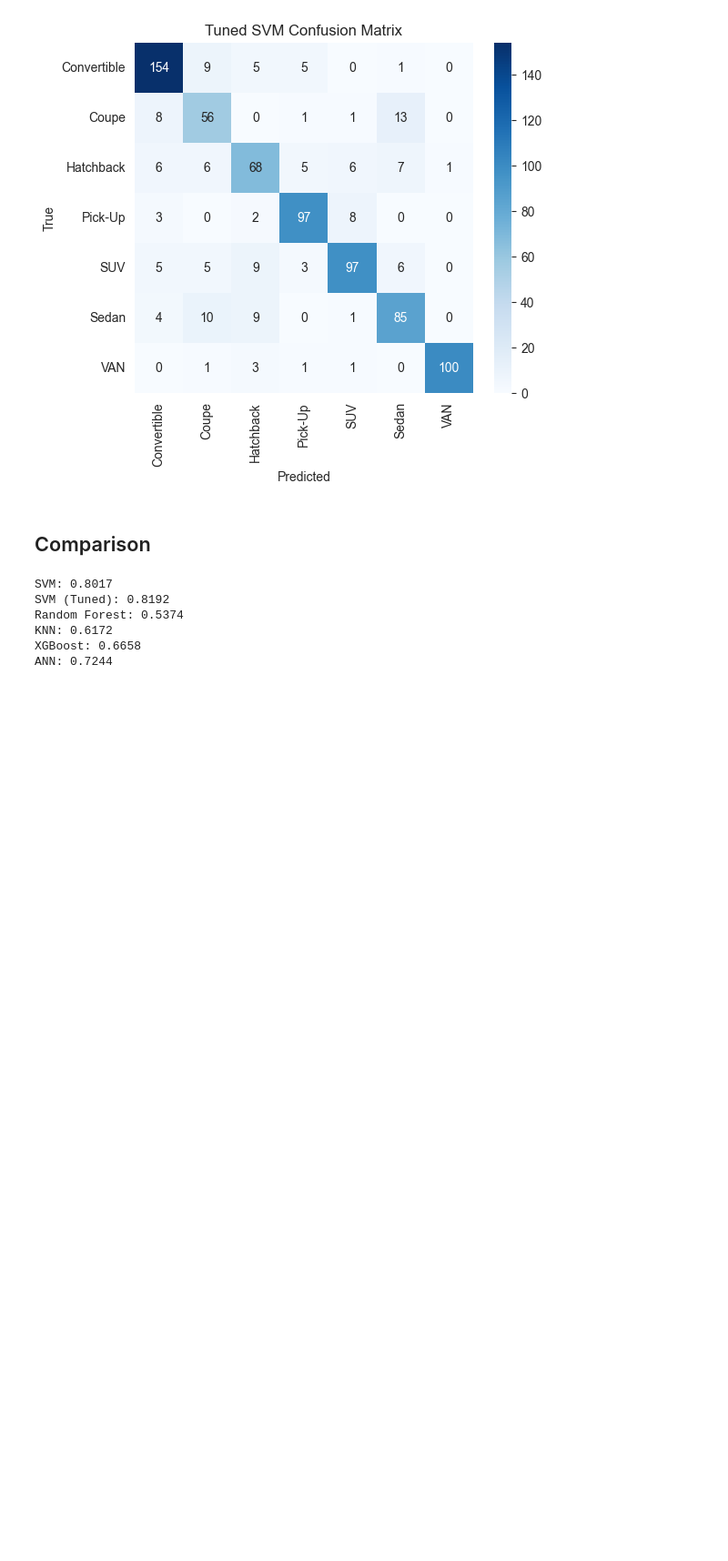
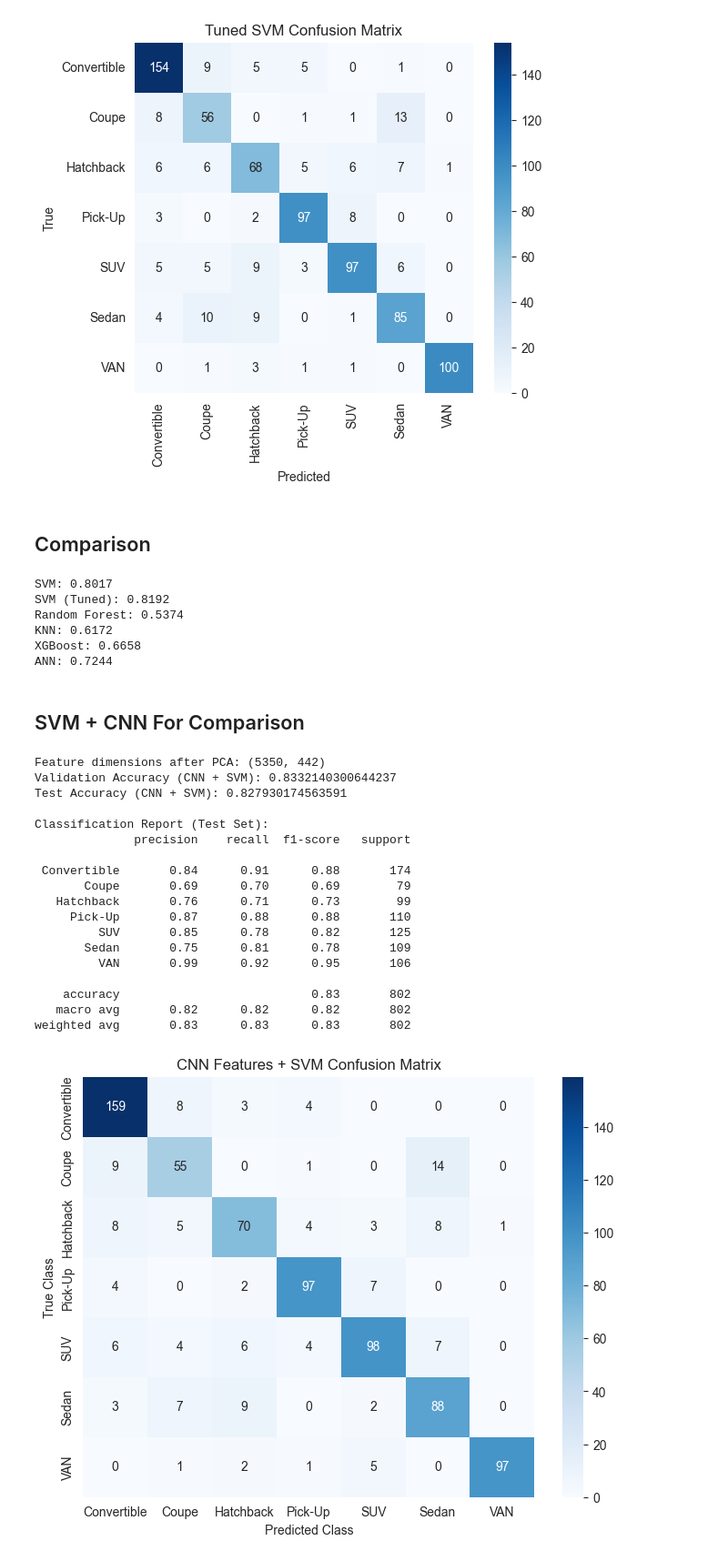
Before and after one commit to KenzySobh/Car-Body-Types-Classification, a Jupyter notebook: carTypes.ipynb, the cells around one changed output. Shown at 91% size. Cells and saved outputs as stored; diff of their text form; code cells hidden in the pictures; blank space fills up the shorter version.

Commit message:
Adding CNN + SVM for accuracy comparison

```diff
--- a/carTypes.ipynb
+++ b/carTypes.ipynb
@@ -738,3 +738,59 @@ Random Forest: 0.5374
 KNN: 0.6172
 XGBoost: 0.6658
 ANN: 0.7244
+# %% [markdown]
+## SVM + CNN For Comparison
+# %%
+# --- Reduce dimensionality more aggressively for SVM ---
+pca = PCA(n_components=0.95, random_state=42)  # keep 95% variance
+X_train_pca = pca.fit_transform(X_train_scaled)
+X_val_pca = pca.transform(X_val_scaled)
+X_test_pca = pca.transform(X_test_scaled)
+
+print("Feature dimensions after PCA:", X_train_pca.shape)
+
+# --- Train SVM with tuned hyperparameters ---
+svm_model = SVC(C=10, gamma=0.001, kernel='rbf', class_weight='balanced', random_state=42)
+svm_model.fit(X_train_pca, y_train_enc)
+
+# --- Validate ---
+y_val_pred = svm_model.predict(X_val_pca)
+val_acc = accuracy_score(y_val_enc, y_val_pred)
+print("Validation Accuracy (CNN + SVM):", val_acc)
+
+# --- Test ---
+y_test_pred = svm_model.predict(X_test_pca)
+test_acc = accuracy_score(y_test_enc, y_test_pred)
+print("Test Accuracy (CNN + SVM):", test_acc)
+
+print("\nClassification Report (Test Set):")
+print(classification_report(y_test_enc, y_test_pred, target_names=le.classes_))
+
+# --- Confusion Matrix ---
+cm = confusion_matrix(y_test_enc, y_test_pred)
+plt.figure(figsize=(8, 6))
+sns.heatmap(cm, annot=True, fmt='d', xticklabels=le.classes_, yticklabels=le.classes_, cmap="Blues")
+plt.xlabel("Predicted Class")
+plt.ylabel("True Class")
+plt.title("CNN Features + SVM Confusion Matrix")
+plt.show()
+# %% [output]
+Feature dimensions after PCA: (5350, 442)
+Validation Accuracy (CNN + SVM): 0.8332140300644237
+Test Accuracy (CNN + SVM): 0.827930174563591
+
+Classification Report (Test Set):
+              precision    recall  f1-score   support
+
+ Convertible       0.84      0.91      0.88       174
+       Coupe       0.69      0.70      0.69        79
+   Hatchback       0.76      0.71      0.73        99
+     Pick-Up       0.87      0.88      0.88       110
+         SUV       0.85      0.78      0.82       125
+       Sedan       0.75      0.81      0.78       109
+         VAN       0.99      0.92      0.95       106
+
+    accuracy                           0.83       802
+   macro avg       0.82      0.82      0.82       802
+weighted avg       0.83      0.83      0.83       802
+[figure, added]
```
